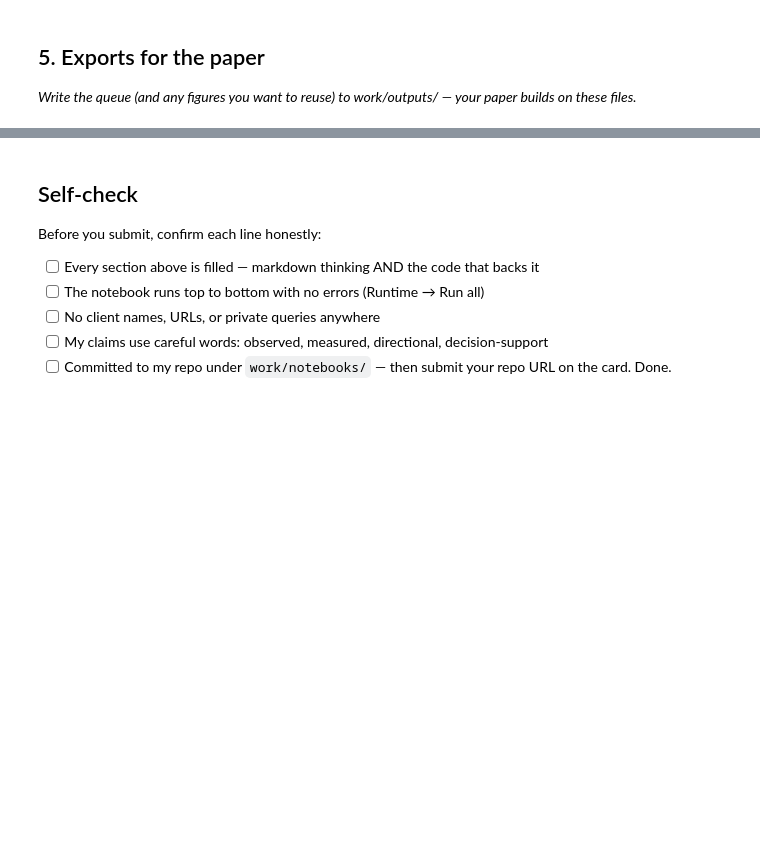
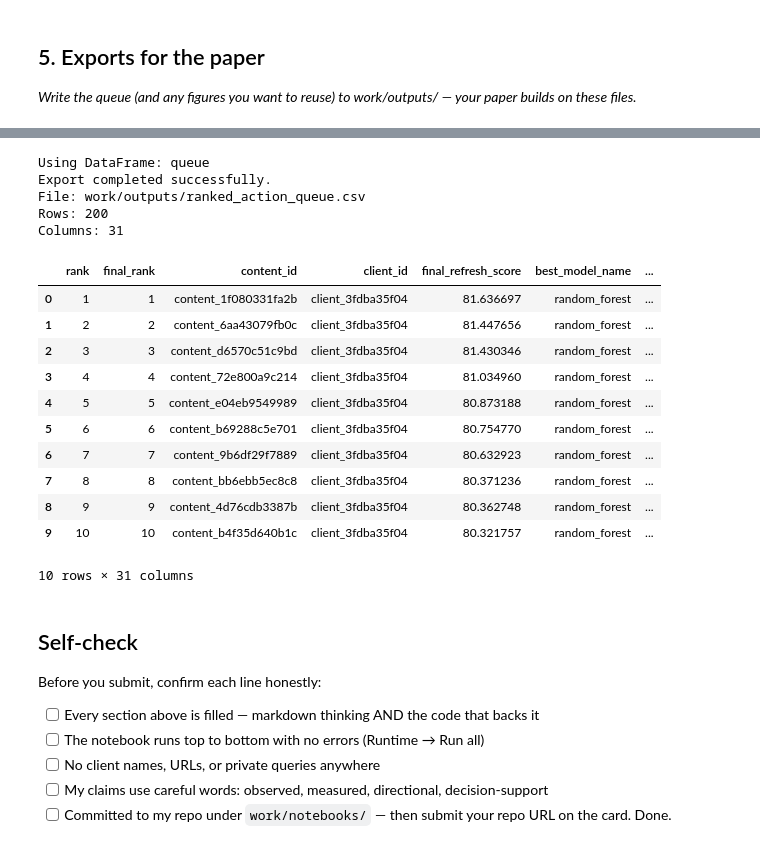
Before and after one commit to MUHAMMADAFFAN786/flyrank-ml-internship-starter, a Jupyter notebook: work/notebooks/w07_action_playbook.ipynb, the cells around one changed output, grey strips where cells are left out. Drawn from its saved outputs; the diff is of its cells as text; code cells hidden in the pictures; blank space fills up the shorter version.

```diff
--- a/work/notebooks/w07_action_playbook.ipynb
+++ b/work/notebooks/w07_action_playbook.ipynb
@@ -44,3 +267,48 @@ This skeleton is yours to fill. Work the sections **in order** — each one has
+# %%
+import os
+import pandas as pd
+
+os.makedirs("work/outputs", exist_ok=True)
+
+# Find the ranked queue created in earlier sections
+queue_df = None
+
+for name in ["ranked_queue", "action_queue", "queue", "df"]:
+    if name in globals() and isinstance(globals()[name], pd.DataFrame):
+        queue_df = globals()[name].copy()
+        print(f"Using DataFrame: {name}")
+        break
+
+if queue_df is not None:
+    output_path = "work/outputs/ranked_action_queue.csv"
+    queue_df.to_csv(output_path, index=False)
+
+    print("Export completed successfully.")
+    print("File:", output_path)
+    print("Rows:", len(queue_df))
+    print("Columns:", len(queue_df.columns))
+    display(queue_df.head(10))
+else:
+    print("No ranked action queue found.")
+    print("Run Section 1 first and then run this cell.")
+# %% [output]
+Using DataFrame: queue
+Export completed successfully.
+File: work/outputs/ranked_action_queue.csv
+Rows: 200
+Columns: 31
+|  | rank | final_rank | content_id | client_id | final_refresh_score | best_model_name | ... |
+| 0 | 1 | 1 | content_1f080331fa2b | client_3fdba35f04 | 81.636697 | random_forest | ... |
+| 1 | 2 | 2 | content_6aa43079fb0c | client_3fdba35f04 | 81.447656 | random_forest | ... |
+| 2 | 3 | 3 | content_d6570c51c9bd | client_3fdba35f04 | 81.430346 | random_forest | ... |
+| 3 | 4 | 4 | content_72e800a9c214 | client_3fdba35f04 | 81.034960 | random_forest | ... |
+| 4 | 5 | 5 | content_e04eb9549989 | client_3fdba35f04 | 80.873188 | random_forest | ... |
+| 5 | 6 | 6 | content_b69288c5e701 | client_3fdba35f04 | 80.754770 | random_forest | ... |
+| 6 | 7 | 7 | content_9b6df29f7889 | client_3fdba35f04 | 80.632923 | random_forest | ... |
+| 7 | 8 | 8 | content_bb6ebb5ec8c8 | client_3fdba35f04 | 80.371236 | random_forest | ... |
+| 8 | 9 | 9 | content_4d76cdb3387b | client_3fdba35f04 | 80.362748 | random_forest | ... |
+| 9 | 10 | 10 | content_b4f35d640b1c | client_3fdba35f04 | 80.321757 | random_forest | ... |
+10 rows × 31 columns
 # %% [markdown]
 ## Self-check
 
```
Also changed, not shown: parts of 8 cells of this notebook.
